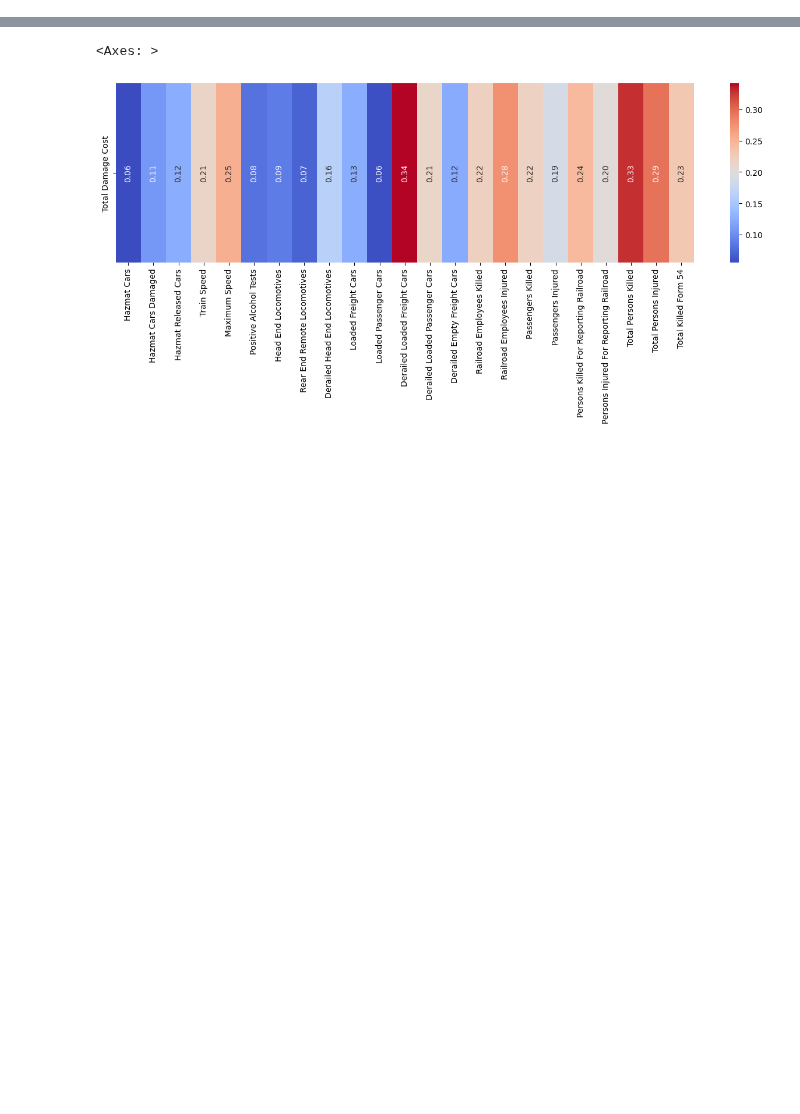
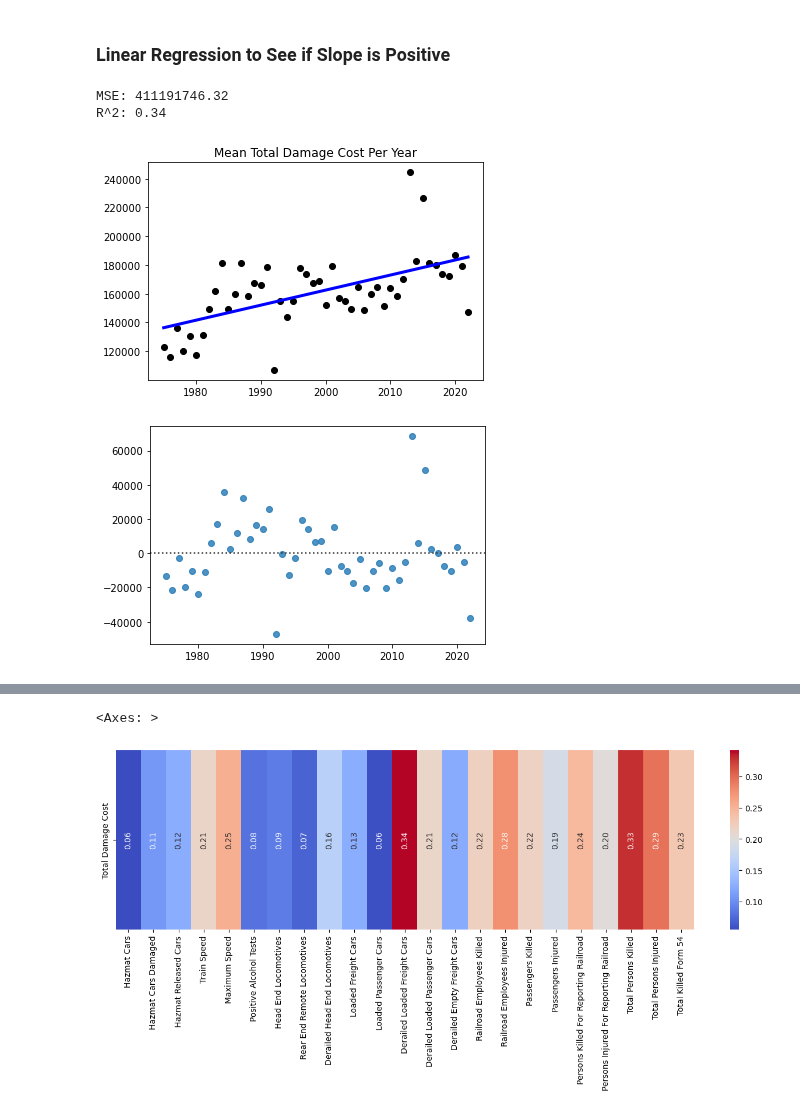
Before and after one commit to ndahlinuvm/Train-Derailment-287Project, a Jupyter notebook: over_time.ipynb, the cells around one changed output, grey strips where cells are left out. Drawn from its saved outputs; the diff is of its cells as text; code cells hidden in the pictures; blank space fills up the shorter version.

Commit message:
analysis on cost over time

```diff
--- a/over_time.ipynb
+++ b/over_time.ipynb
@@ -33,10 +69,10 @@ df = df.dropna(subset=['Report Year', 'Total Damage Cost'])
 df['Report Year'] = df['Report Year'].astype(int)
 
 # Remove commas from Total Damage Cost
-df['Total Damage Cost'] = df['Total Damage Cost'].str.replace(',', '')
+df['Total Damage Cost'] = df['Total Damage Cost'].astype(str).str.replace(',', '')
 
 # Convert Total Damage Cost to int
-df['Total Damage Cost'] = df['Total Damage Cost'].astype(int)
+df['Total Damage Cost'] = df['Total Damage Cost'].astype(float).astype(int)
 
 # Find average Total Damage Cost per year
 df.groupby('Report Year')['Total Damage Cost'].mean()
@@ -66,0 +168,34 @@ plt.show()
+# %% [markdown]
+### Linear Regression to See if Slope is Positive
+# %%
+from sklearn.linear_model import LinearRegression
+from sklearn.metrics import mean_squared_error, r2_score
+import statsmodels.api as sm
+from statsmodels.formula.api import ols
+
+lin_reg_df = df.groupby('Report Year')['Total Damage Cost'].mean().reset_index()
+lin_reg_df = lin_reg_df.rename(columns={'Total Damage Cost': 'Mean Cost'})
+
+X = lin_reg_df['Report Year'].array.reshape(-1, 1)
+Y = lin_reg_df['Mean Cost'].array.reshape(-1, 1)
+
+lin_reg = LinearRegression().fit(X,Y)
+pred = lin_reg.predict(X)
+
+print("MSE: %.2f" % mean_squared_error(Y, pred))
+print("R^2: %.2f" % r2_score(Y, pred))
+
+
+plt.scatter(X, Y, color="black")
+plt.plot(X, pred, color="blue", linewidth=3)
+plt.title("Mean Total Damage Cost Per Year")
+plt.show()
+
+# checking residuals
+sns.residplot(x=X, y=Y)
+plt.show()
+# %% [output]
+MSE: 411191746.32
+R^2: 0.34
+[figure, added]
+[figure, added]
```
Also changed, not shown: parts of 17 cells of this notebook, 1 other file.
